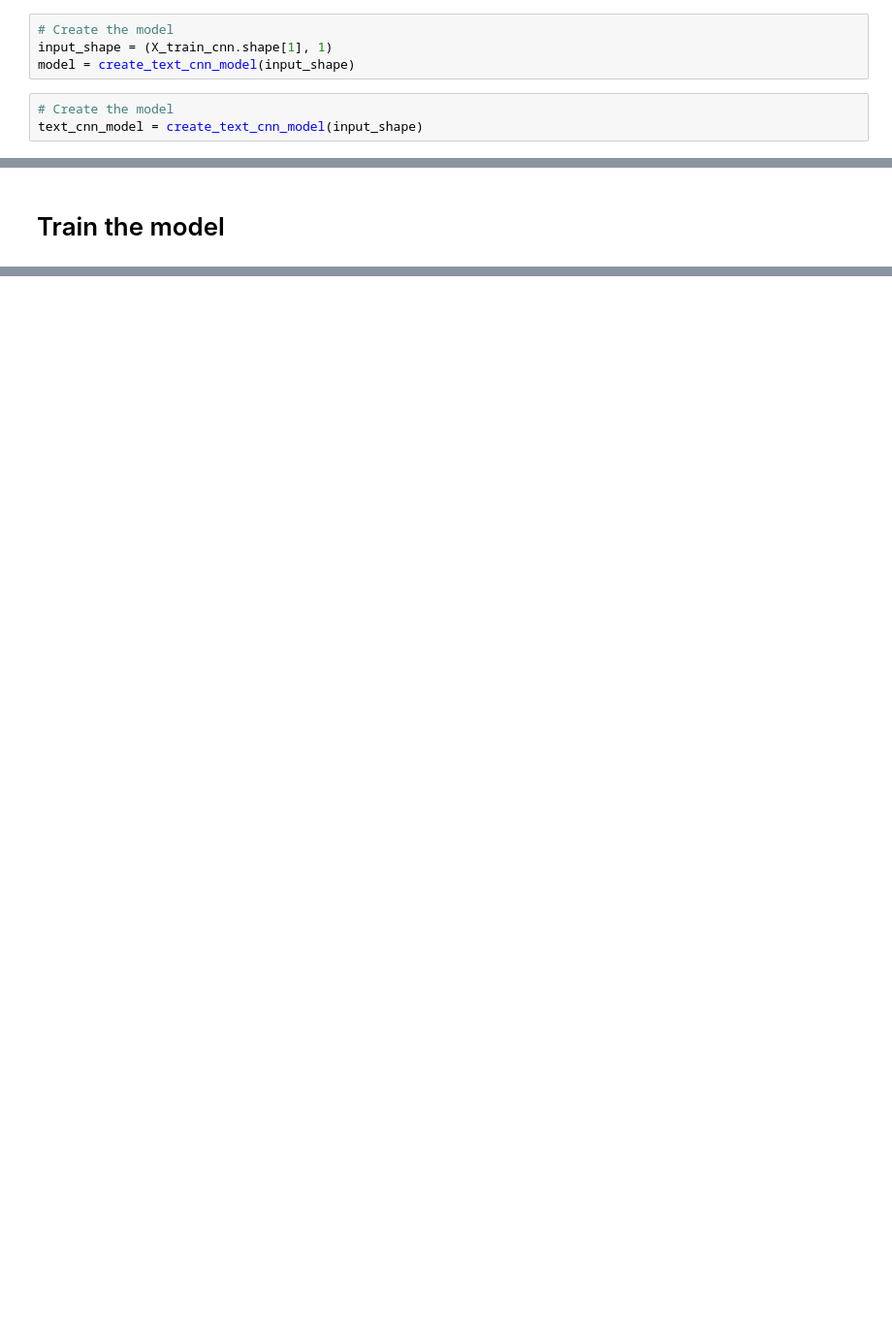
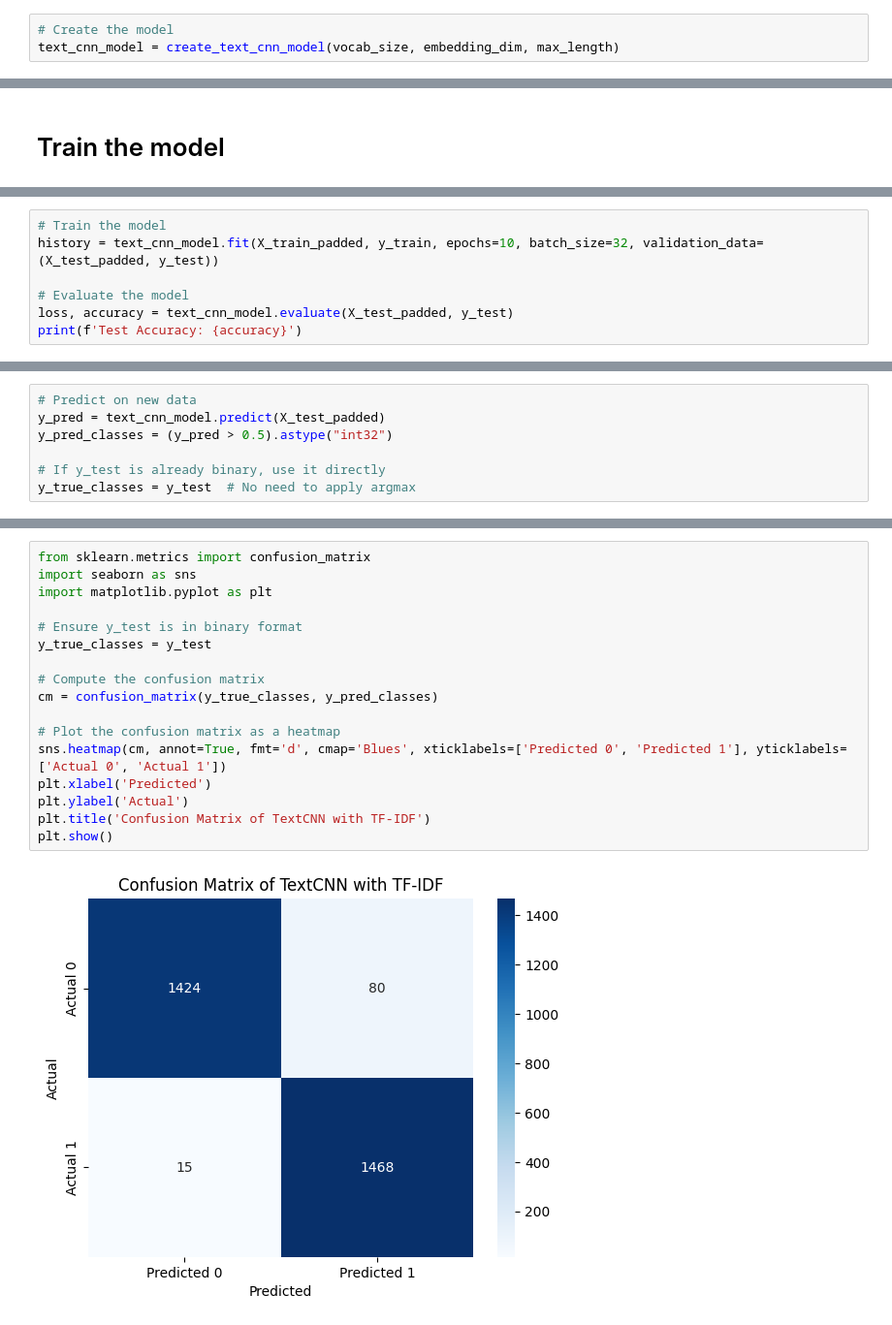
Before and after one commit to JeanMusenga/PhD-Thesis_2024_Musenga, a Jupyter notebook: TextCNN_with_TF_IDF.ipynb, the cells around one changed output, grey strips where cells are left out. Shown at 97% size. Drawn from its saved outputs; the diff is of its cells as text; blank space fills up the shorter version.

```diff
--- a/TextCNN_with_TF_IDF.ipynb
+++ b/TextCNN_with_TF_IDF.ipynb
@@ -67,8 +102,4 @@ def create_text_cnn_model(input_shape):
 # Create the model
 # %%
 # Create the model
-input_shape = (X_train_cnn.shape[1], 1)
-model = create_text_cnn_model(input_shape)
+text_cnn_model = create_text_cnn_model(vocab_size, embedding_dim, max_length)
-# %%
-# Create the model
-text_cnn_model = create_text_cnn_model(input_shape)
@@ -121,0 +135,7 @@ Test Accuracy: 0.9045
+# %%
+# Train the model
+history = text_cnn_model.fit(X_train_padded, y_train, epochs=10, batch_size=32, validation_data=(X_test_padded, y_test))
+
+# Evaluate the model
+loss, accuracy = text_cnn_model.evaluate(X_test_padded, y_test)
+print(f'Test Accuracy: {accuracy}')
@@ -121,0 +162,7 @@ Test Accuracy: 0.9045
+# %%
+# Predict on new data
+y_pred = text_cnn_model.predict(X_test_padded)
+y_pred_classes = (y_pred > 0.5).astype("int32")
+
+# If y_test is already binary, use it directly
+y_true_classes = y_test  # No need to apply argmax
@@ -139,0 +211,19 @@ Class 1 - Precision: 0.8924022837066315, Recall: 0.9173814898419864, Accuracy: 0
+# %%
+from sklearn.metrics import confusion_matrix
+import seaborn as sns
+import matplotlib.pyplot as plt
+
+# Ensure y_test is in binary format
+y_true_classes = y_test
+
+# Compute the confusion matrix
+cm = confusion_matrix(y_true_classes, y_pred_classes)
+
+# Plot the confusion matrix as a heatmap
+sns.heatmap(cm, annot=True, fmt='d', cmap='Blues', xticklabels=['Predicted 0', 'Predicted 1'], yticklabels=['Actual 0', 'Actual 1'])
+plt.xlabel('Predicted')
+plt.ylabel('Actual')
+plt.title('Confusion Matrix of TextCNN with TF-IDF')
+plt.show()
+# %% [output]
+[figure, added]
```
Also changed, not shown: parts of 31 cells of this notebook.
